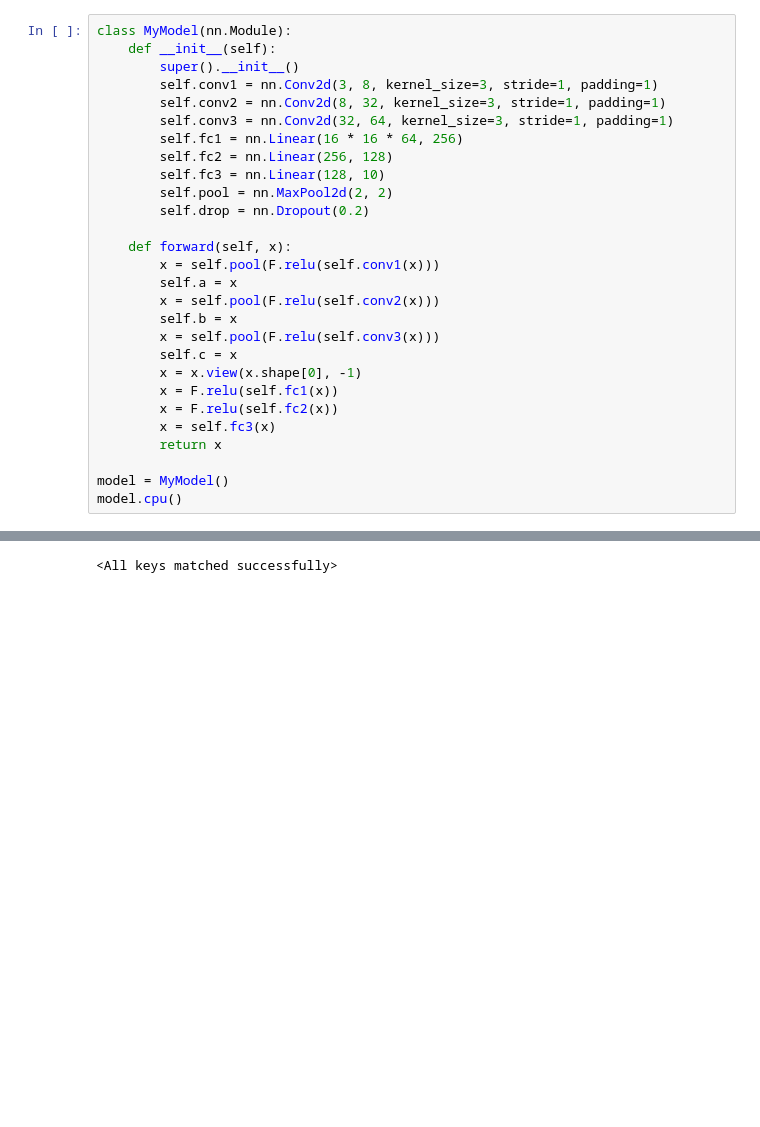
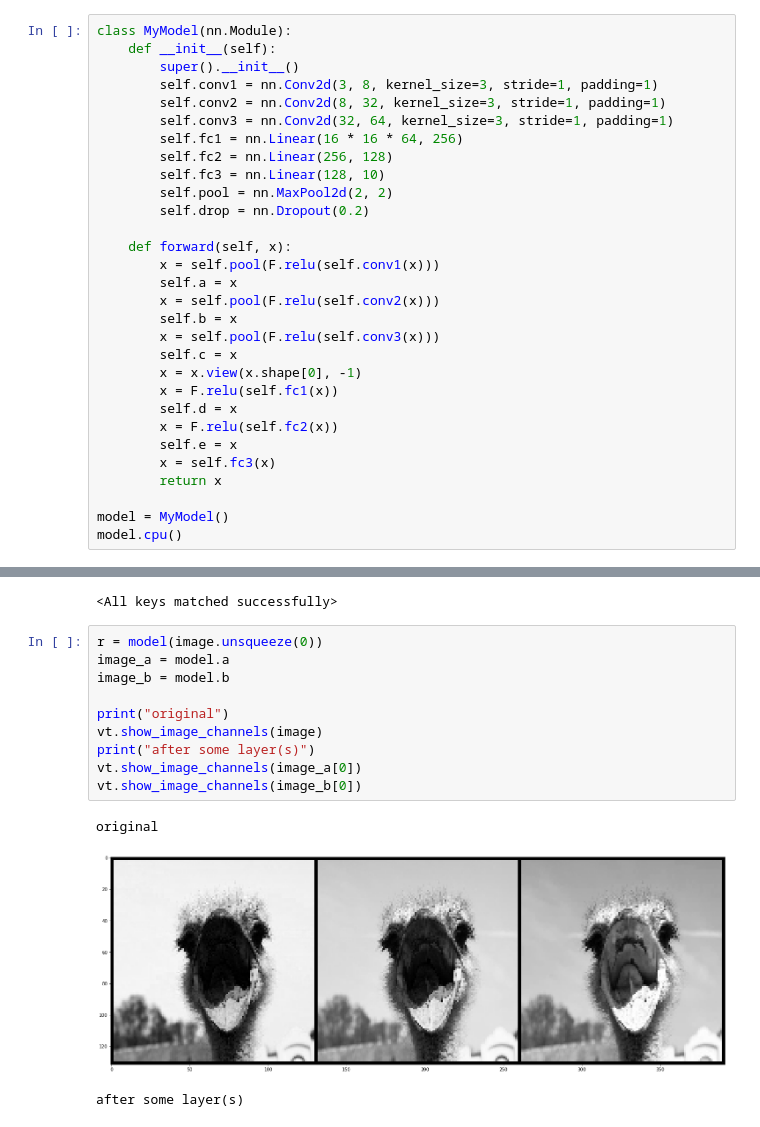
Before and after one commit to pvdklei/modelsmakemodels, a Jupyter notebook: pepijn/cifar10_model_visual.ipynb, the cells around one changed output, grey strips where cells are left out. Saved outputs shown, nothing was run; the diff lists cells and outputs as text; blank space fills up the shorter version.

```diff
--- a/pepijn/cifar10_model_visual.ipynb
+++ b/pepijn/cifar10_model_visual.ipynb
@@ -43,7 +53,9 @@ class MyModel(nn.Module):
         self.c = x
         x = x.view(x.shape[0], -1)
         x = F.relu(self.fc1(x))
+        self.d = x
         x = F.relu(self.fc2(x))
+        self.e = x
         x = self.fc3(x)
         return x
 
@@ -66,3 +78,17 @@ state_dict = torch.load("ninetynine.model", map_location=torch.device('cpu'))
 model.load_state_dict(state_dict)
 # %% [output]
 <All keys matched successfully>
+# %%
+r = model(image.unsqueeze(0))
+image_a = model.a
+image_b = model.b
+
+print("original")
+vt.show_image_channels(image)
+print("after some layer(s)")
+vt.show_image_channels(image_a[0])
+vt.show_image_channels(image_b[0])
+# %% [output]
+original
+[figure, added]
+after some layer(s)
```
Also changed, not shown: parts of 10 cells of this notebook, 7 other files.
